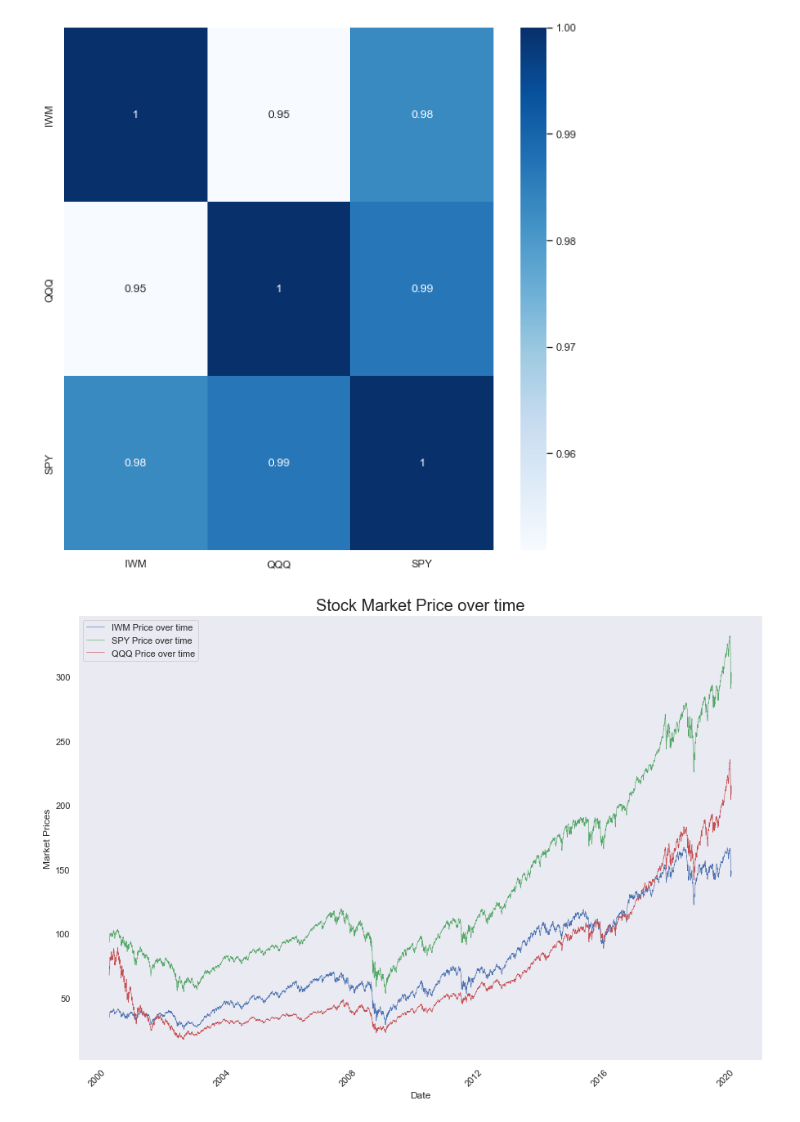
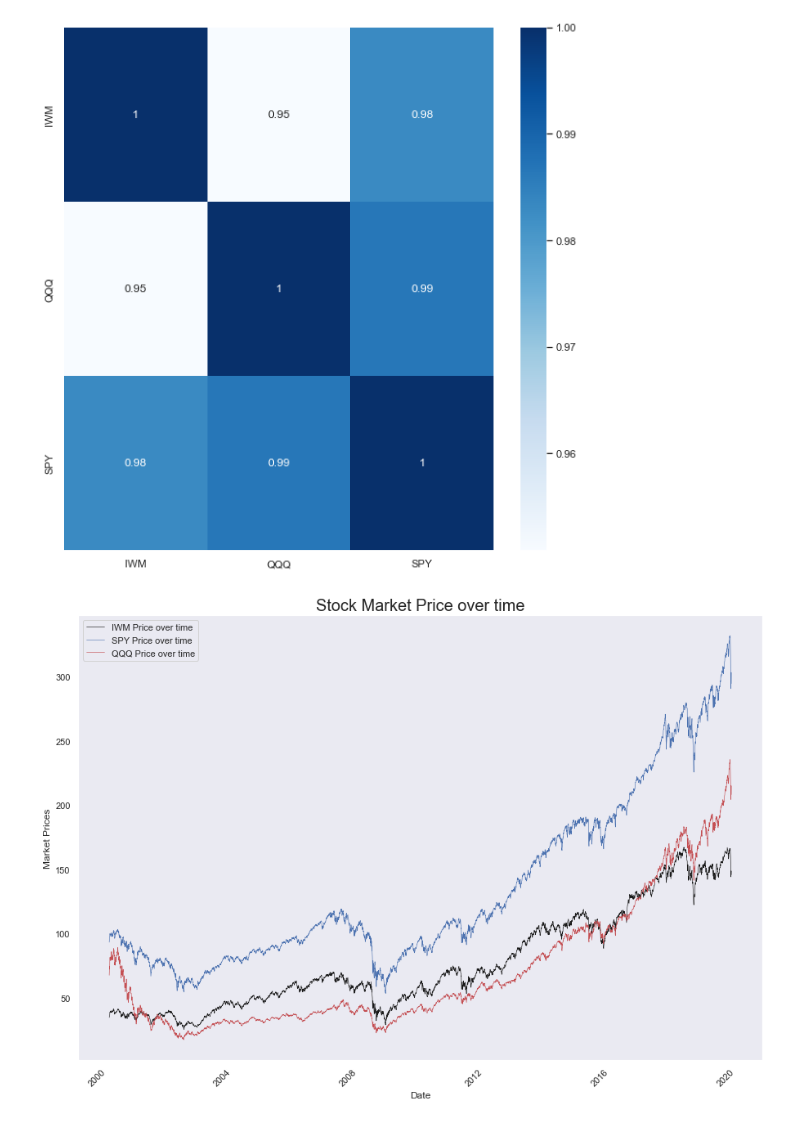
Before and after one commit to earnestsalgado/time-series-analysis_spr22, a Jupyter notebook: Week 1 Assignment - Stationarity and Random Walk.ipynb, the cells around one changed output. Cells and saved outputs as stored; diff of their text form; code cells hidden in the pictures.

```diff
--- a/Week 1 Assignment - Stationarity and Random Walk.ipynb
+++ b/Week 1 Assignment - Stationarity and Random Walk.ipynb
@@ -66,39 +87,33 @@ dtype: int64
 # %%
 # 1A continued
 
 # Visualizing the missing values
 sns.heatmap(df.isnull(),cbar=False,cmap='viridis')
-# since there are no heat 'areas' appearing in our map,
-# we confirm there are no missing (null values) in our data
 
 # Asking Analytical Questions and Visualizations
 plt.figure(figsize=(10,10))
 sns.heatmap(df.corr(),cbar=True,annot=True,cmap='Blues')
-
-# Now let's use the visualization to get insights on the data
-# we can observe by these numerical values that there is strong positive correlation with all of these stocks.
-# negative correlation - there is no negative correlations in our data
 
 x = df['Date']
 x = pd.to_datetime(x)
 
 y = df['IWM']
 z = df['SPY']
 v = df['QQQ']
 
 plt.figure(figsize=(15,10))
-plt.plot(x, y, color = 'b',label = "IWM Price over time", ls = '-', lw = 0.6)
-plt.plot(x, z, color = 'g',label = "SPY Price over time", ls = '-', lw = 0.6)
+plt.plot(x, y, color = 'k',label = "IWM Price over time", ls = '-', lw = 0.6)
+plt.plot(x, z, color = 'b',label = "SPY Price over time", ls = '-', lw = 0.6)
 plt.plot(x, v, color = 'r',label = "QQQ Price over time", ls = '-', lw = 0.6)
 
 plt.xticks(rotation = 45)
 plt.xlabel('Date')
 plt.ylabel('Market Prices')
 plt.title('Stock Market Price over time', fontsize = 20)
 plt.grid()
 plt.legend()
 plt.show()
 # %% [output]
 [figure]
 [figure]
-[figure, old version]
+[figure, new version]
```
Also changed, not shown: parts of 73 cells of this notebook.
